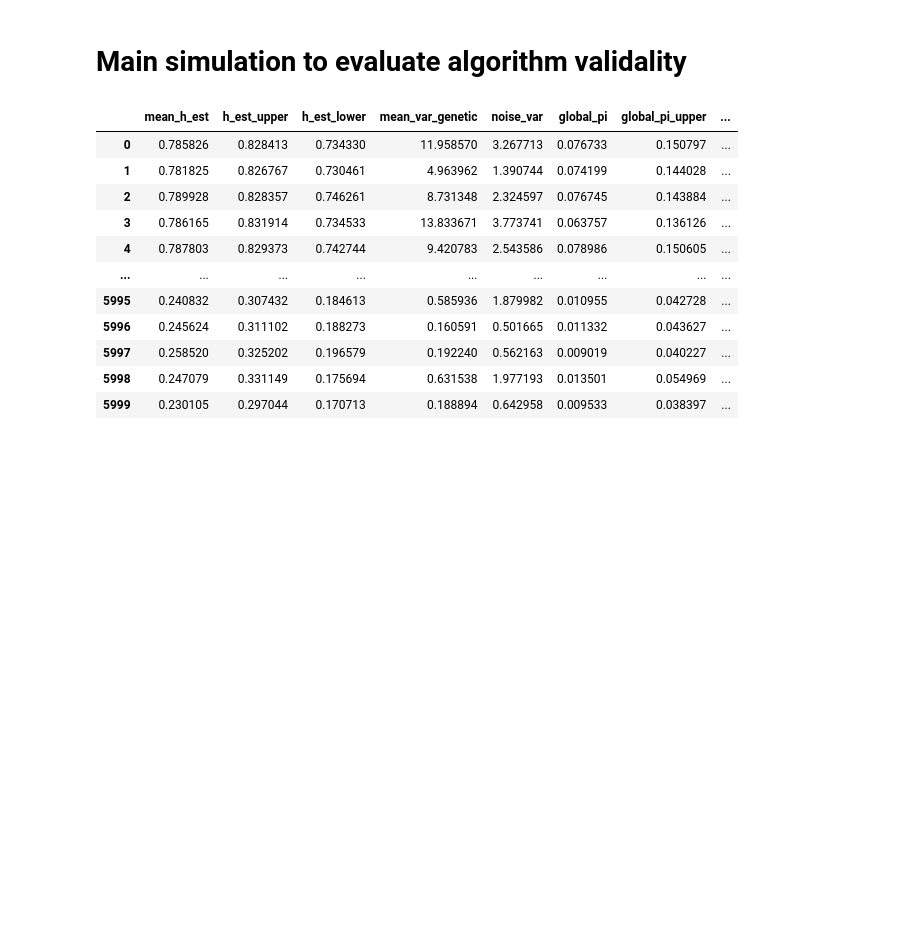
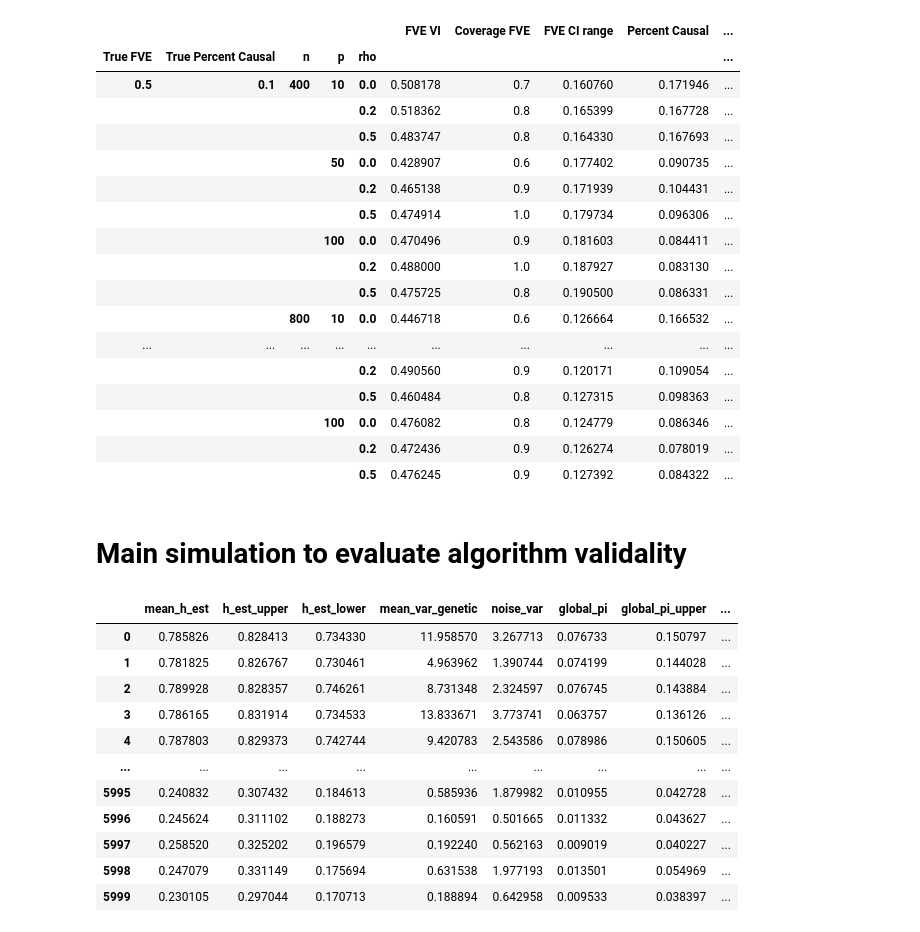
Before and after one commit to junting-ren/ZIV, a Jupyter notebook: paper_code/clean_sim.ipynb, the cells around one changed output. Saved outputs shown, nothing was run; the diff lists cells and outputs as text; code cells hidden in the pictures; blank space fills up the shorter version.

```diff
--- a/paper_code/clean_sim.ipynb
+++ b/paper_code/clean_sim.ipynb
@@ -3,0 +6,3 @@ import numpy as np
+# %%
+sim_result = pd.read_csv('result.csv')
+sim_result
@@ -4,3 +23,46 @@ import numpy as np
+# %%
+sim_result['h_cover'] = np.where(np.logical_and(sim_result.h_est_upper >sim_result.true_h,
+                                                sim_result.h_est_lower <sim_result.true_h), 1, 0)
+sim_result['pi_cover'] = np.where(np.logical_and(sim_result.global_pi_upper >sim_result.true_pi,
+                                                sim_result.global_pi_lower <sim_result.true_pi), 1, 0)
+sim_result['FVE CI range'] = sim_result['h_est_upper'] - sim_result['h_est_lower']
+sim_result['Percent Causal CI range'] = sim_result['global_pi_upper'] - sim_result['global_pi_lower']
+sim_result.rename(columns = {'true_h':'True FVE',
+                             'true_pi':'True Percent Causal',
+                             'mean_h_est':'FVE VI',
+                             'global_pi':'Percent Causal',
+                             'h_cover':'Coverage FVE',
+                             'pi_cover':'Coverage Percent Causal',
+                             'mae_latent':'MAE VI',
+                             'mae_lasso':'MAE LASSO',
+                             'mae_ridge':'MAE Ridge',
+                             },
+                  inplace = True)
+t = sim_result.\
+    groupby(['True FVE', 'True Percent Causal','n','p','rho']).\
+    mean()[[ 'FVE VI','Coverage FVE','FVE CI range',
+            'Percent Causal', 'Coverage Percent Causal', 'Percent Causal CI range',
+            'MAE VI', 'MAE LASSO', 'MAE Ridge']]
+t
+# %% [output]
+|  |  |  |  |  | FVE VI | Coverage FVE | FVE CI range | Percent Causal | ... |
+| True FVE | True Percent Causal | n | p | rho |  |  |  |  | ... |
+| 0.5 | 0.1 | 400 | 10 | 0.0 | 0.508178 | 0.7 | 0.160760 | 0.171946 | ... |
+|  |  |  |  | 0.2 | 0.518362 | 0.8 | 0.165399 | 0.167728 | ... |
+|  |  |  |  | 0.5 | 0.483747 | 0.8 | 0.164330 | 0.167693 | ... |
+|  |  |  | 50 | 0.0 | 0.428907 | 0.6 | 0.177402 | 0.090735 | ... |
+|  |  |  |  | 0.2 | 0.465138 | 0.9 | 0.171939 | 0.104431 | ... |
+|  |  |  |  | 0.5 | 0.474914 | 1.0 | 0.179734 | 0.096306 | ... |
+|  |  |  | 100 | 0.0 | 0.470496 | 0.9 | 0.181603 | 0.084411 | ... |
+|  |  |  |  | 0.2 | 0.488000 | 1.0 | 0.187927 | 0.083130 | ... |
+|  |  |  |  | 0.5 | 0.475725 | 0.8 | 0.190500 | 0.086331 | ... |
+|  |  | 800 | 10 | 0.0 | 0.446718 | 0.6 | 0.126664 | 0.166532 | ... |
+| ... | ... | ... | ... | ... | ... | ... | ... | ... | ... |
+|  |  |  |  | 0.2 | 0.490560 | 0.9 | 0.120171 | 0.109054 | ... |
+|  |  |  |  | 0.5 | 0.460484 | 0.8 | 0.127315 | 0.098363 | ... |
+|  |  |  | 100 | 0.0 | 0.476082 | 0.8 | 0.124779 | 0.086346 | ... |
+|  |  |  |  | 0.2 | 0.472436 | 0.9 | 0.126274 | 0.078019 | ... |
+|  |  |  |  | 0.5 | 0.476245 | 0.9 | 0.127392 | 0.084322 | ... |
 # %% [markdown]
 # Main simulation to evaluate algorithm validality
 # %%
```
Also changed, not shown: parts of 2 cells of this notebook, 2 other files.
